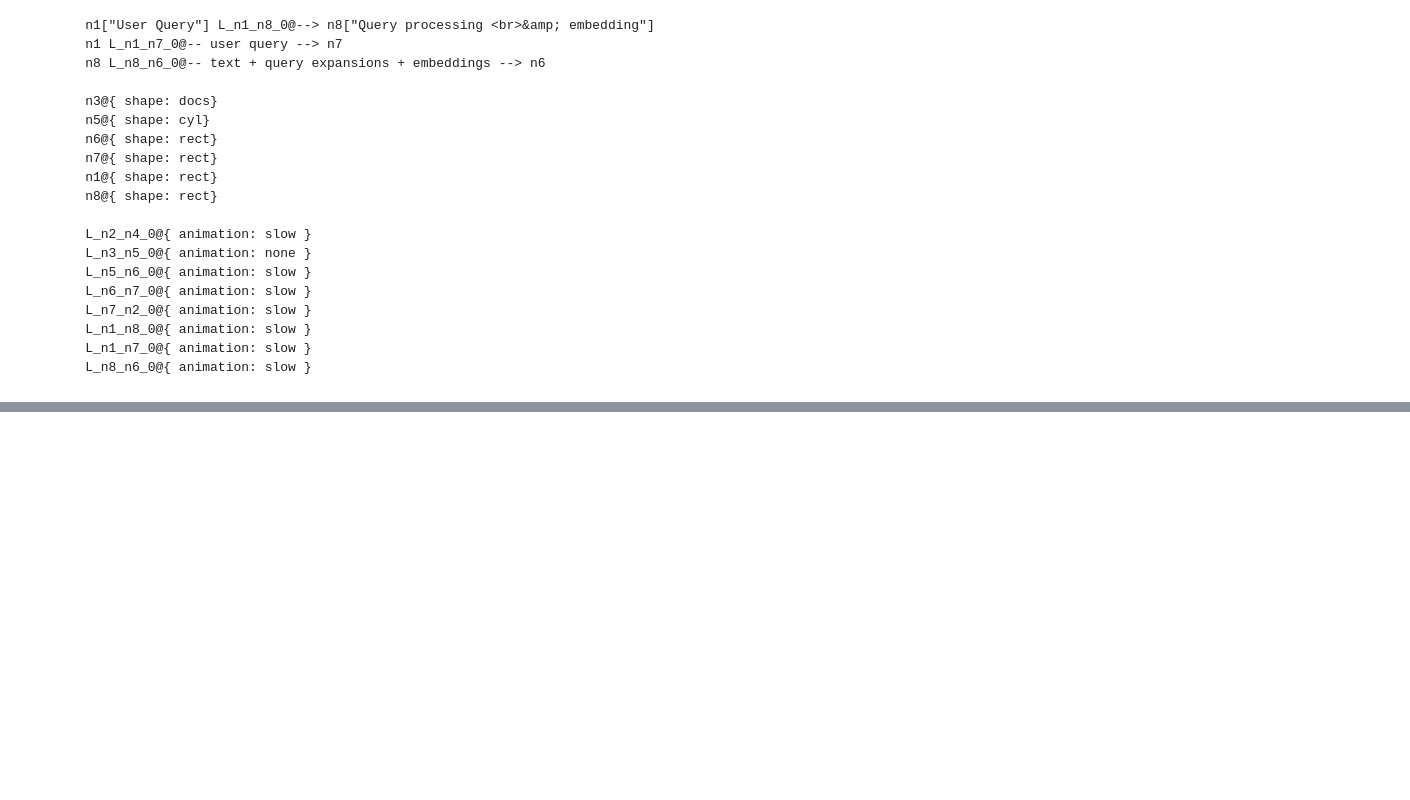
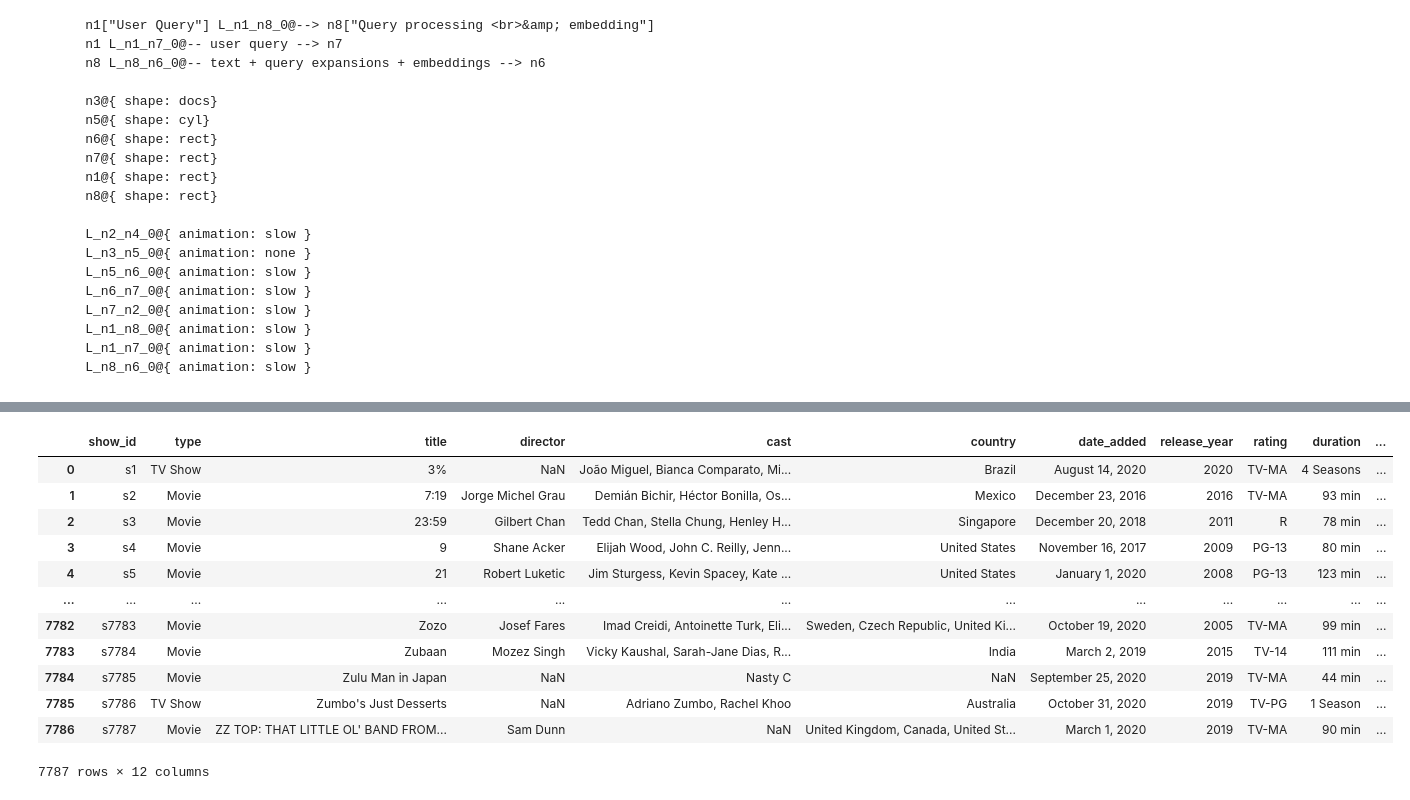
Before and after one commit to Shivam-Miglani/genai-blog, a Jupyter notebook: posts/rag/rag.ipynb, the cells around one changed output, grey strips where cells are left out. Saved outputs shown, nothing was run; the diff lists cells and outputs as text; code cells hidden in the pictures; blank space fills up the shorter version.

````diff
--- a/posts/rag/rag.ipynb
+++ b/posts/rag/rag.ipynb
@@ -69,3 +69,20 @@ flowchart TB
     L_n1_n7_0@{ animation: slow }
     L_n8_n6_0@{ animation: slow }
 ```
+# %%
+import pyspark
+from delta import *
+from pyspark.sql import SparkSession
+
+builder = (SparkSession.builder
+           .appName("LocalDatabricksPrep")
+           .master("local[*]")
+           .config("spark.sql.extensions", "io.delta.sql.DeltaSparkSessionExtension")
+           .config("spark.sql.catalog.spark_catalog", "org.apache.spark.sql.delta.catalog.DeltaCatalog")
+           # This downloads the Delta jar automatically:
+           .config("spark.jars.packages", "io.delta:delta-spark_2.12:3.2.0")
+)
+
+spark = configure_spark_with_delta_pip(builder).getOrCreate()
+
+print("Spark + Delta session created!")
@@ -71,0 +91,15 @@ flowchart TB
+# %%
+import pyspark.sql.functions as F
+from pyspark.sql.window import Window
+import pyspark.sql.types as T
+import pandas as pd
+from pyspark import SparkFiles
+
+
+url = "https://raw.githubusercontent.com/rfordatascience/tidytuesday/master/data/2021/2021-04-20/netflix_titles.csv"
+spark.sparkContext.addFile(url)
+
+
+# 1. Download Raw CSV directly
+df = spark.read.option("header", "true").option("inferSchema", "true").csv("file://"+ SparkFiles.get("netflix_titles.csv"))
+df.show(truncate=False, n=5)
@@ -71,0 +339,2 @@ flowchart TB
+# %%
+df['release_year'] = df['release_year'].astype('category')
@@ -71,0 +361,16 @@ flowchart TB
+# %%
+df
+# %% [output]
+|  | show_id | type | title | director | cast | country | date_added | release_year | rating | duration | ... |
+| 0 | s1 | TV Show | 3% | NaN | João Miguel, Bianca Comparato, Mi... | Brazil | August 14, 2020 | 2020 | TV-MA | 4 Seasons | ... |
+| 1 | s2 | Movie | 7:19 | Jorge Michel Grau | Demián Bichir, Héctor Bonilla, Os... | Mexico | December 23, 2016 | 2016 | TV-MA | 93 min | ... |
+| 2 | s3 | Movie | 23:59 | Gilbert Chan | Tedd Chan, Stella Chung, Henley H... | Singapore | December 20, 2018 | 2011 | R | 78 min | ... |
+| 3 | s4 | Movie | 9 | Shane Acker | Elijah Wood, John C. Reilly, Jenn... | United States | November 16, 2017 | 2009 | PG-13 | 80 min | ... |
+| 4 | s5 | Movie | 21 | Robert Luketic | Jim Sturgess, Kevin Spacey, Kate ... | United States | January 1, 2020 | 2008 | PG-13 | 123 min | ... |
+| ... | ... | ... | ... | ... | ... | ... | ... | ... | ... | ... | ... |
+| 7782 | s7783 | Movie | Zozo | Josef Fares | Imad Creidi, Antoinette Turk, Eli... | Sweden, Czech Republic, United Ki... | October 19, 2020 | 2005 | TV-MA | 99 min | ... |
+| 7783 | s7784 | Movie | Zubaan | Mozez Singh | Vicky Kaushal, Sarah-Jane Dias, R... | India | March 2, 2019 | 2015 | TV-14 | 111 min | ... |
+| 7784 | s7785 | Movie | Zulu Man in Japan | NaN | Nasty C | NaN | September 25, 2020 | 2019 | TV-MA | 44 min | ... |
+| 7785 | s7786 | TV Show | Zumbo's Just Desserts | NaN | Adriano Zumbo, Rachel Khoo | Australia | October 31, 2020 | 2019 | TV-PG | 1 Season | ... |
+| 7786 | s7787 | Movie | ZZ TOP: THAT LITTLE OL' BAND FROM... | Sam Dunn | NaN | United Kingdom, Canada, United St... | March 1, 2020 | 2019 | TV-MA | 90 min | ... |
+7787 rows × 12 columns
````
Also changed, not shown: parts of 12 cells of this notebook, 5 other files.
